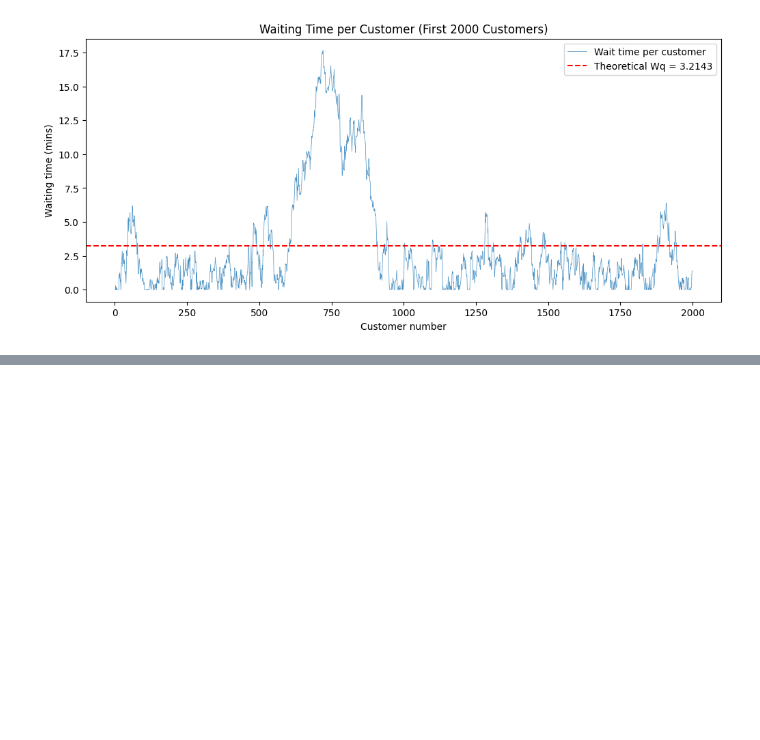
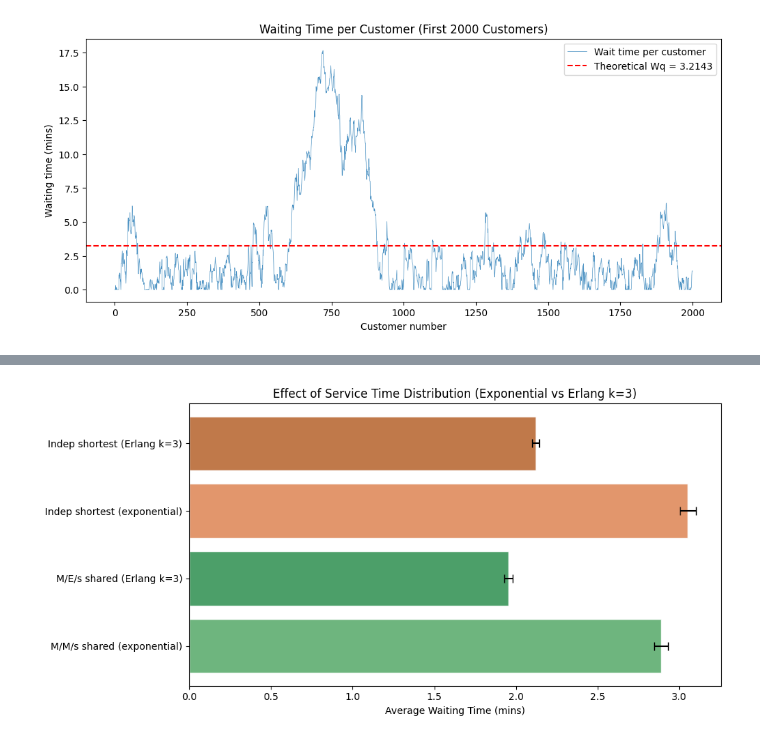
Before and after one commit to SupremeLeader04/Operations_Research_Queueing_Simulations, a Jupyter notebook: simulations.ipynb, the cells around one changed output, grey strips where cells are left out. Cells and saved outputs as stored; diff of their text form; code cells hidden in the pictures; blank space fills up the shorter version.

```diff
--- a/simulations.ipynb
+++ b/simulations.ipynb
@@ -245,0 +512,5 @@ plt.show()
+# %%
+# Erlang sampling: sum of k exponential samples
+# mean service time is preserved: E[Erlang] = k/(k*mu) = 1/mu
+def sample_erlang(mu, k):
+    return sum(exponential_sample(k * mu) for _ in range(k))
@@ -245,0 +584,13 @@ plt.show()
+# %%
+# results table
+rows_e = []
+for name, res in results_erlang.items():
+    rows_e.append({
+        "Configuration": name,
+        "Avg Waiting Time (mins)": round(res["mean"], 4),
+        "95% CI (±)": round(res["ci95"], 4)
+    })
+
+df_e = pd.DataFrame(rows_e)
+print("=== Exponential vs Erlang Service Times ===\n")
+print(df_e.to_string(index=False))
@@ -245,0 +605,17 @@ plt.show()
+# %%
+# bar chart
+names_e = list(results_erlang.keys())
+means_e = [results_erlang[name]["mean"] for name in names_e]
+cis_e = [results_erlang[name]["ci95"] for name in names_e]
+
+plt.figure(figsize=(10, 5))
+plt.barh(range(len(names_e)), means_e, xerr=cis_e, capsize=4,
+         color=['#55A868', '#2D8E4F', '#DD8452', '#B5622A'],
+         edgecolor='white', alpha=0.85)
+plt.yticks(range(len(names_e)), names_e, fontsize=10)
+plt.xlabel("Average Waiting Time (mins)")
+plt.title("Effect of Service Time Distribution (Exponential vs Erlang k=3)")
+plt.tight_layout()
+plt.show()
+# %% [output]
+[figure, added]
```
Also changed, not shown: parts of 16 cells of this notebook.
